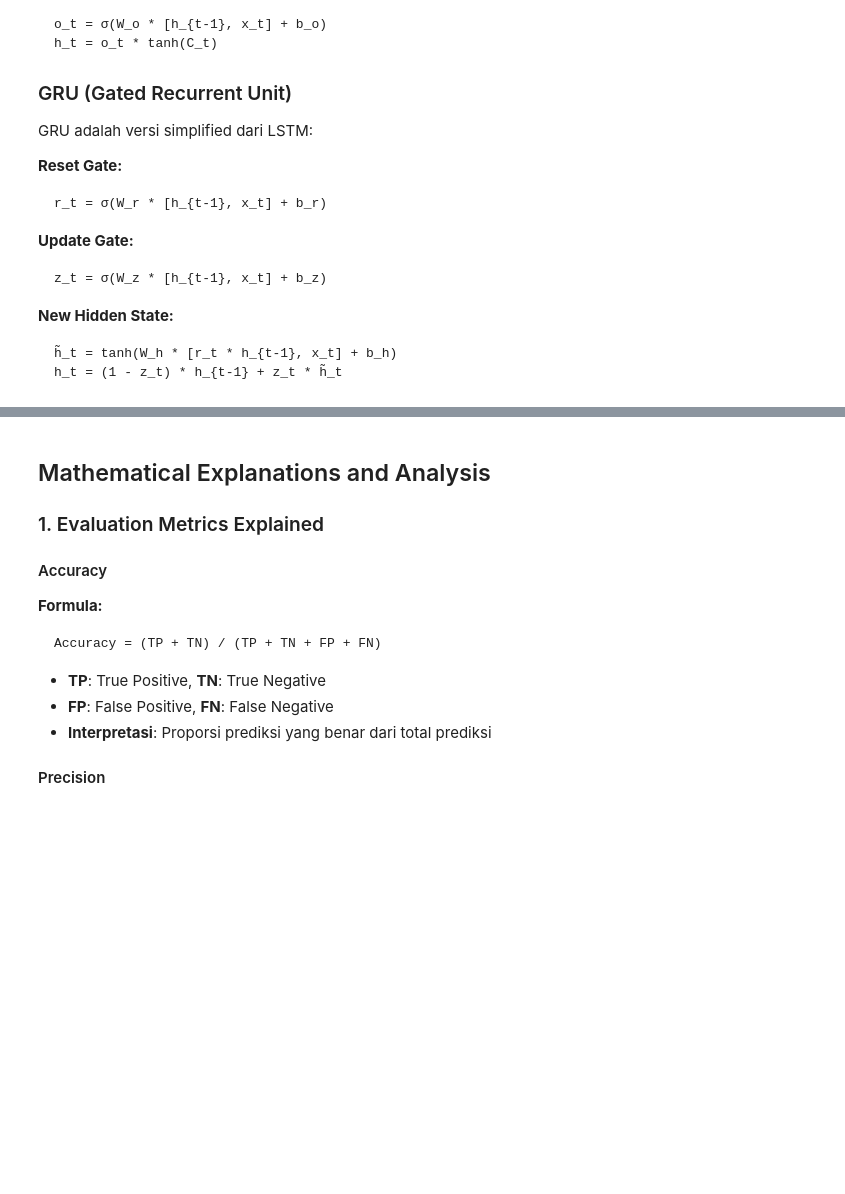
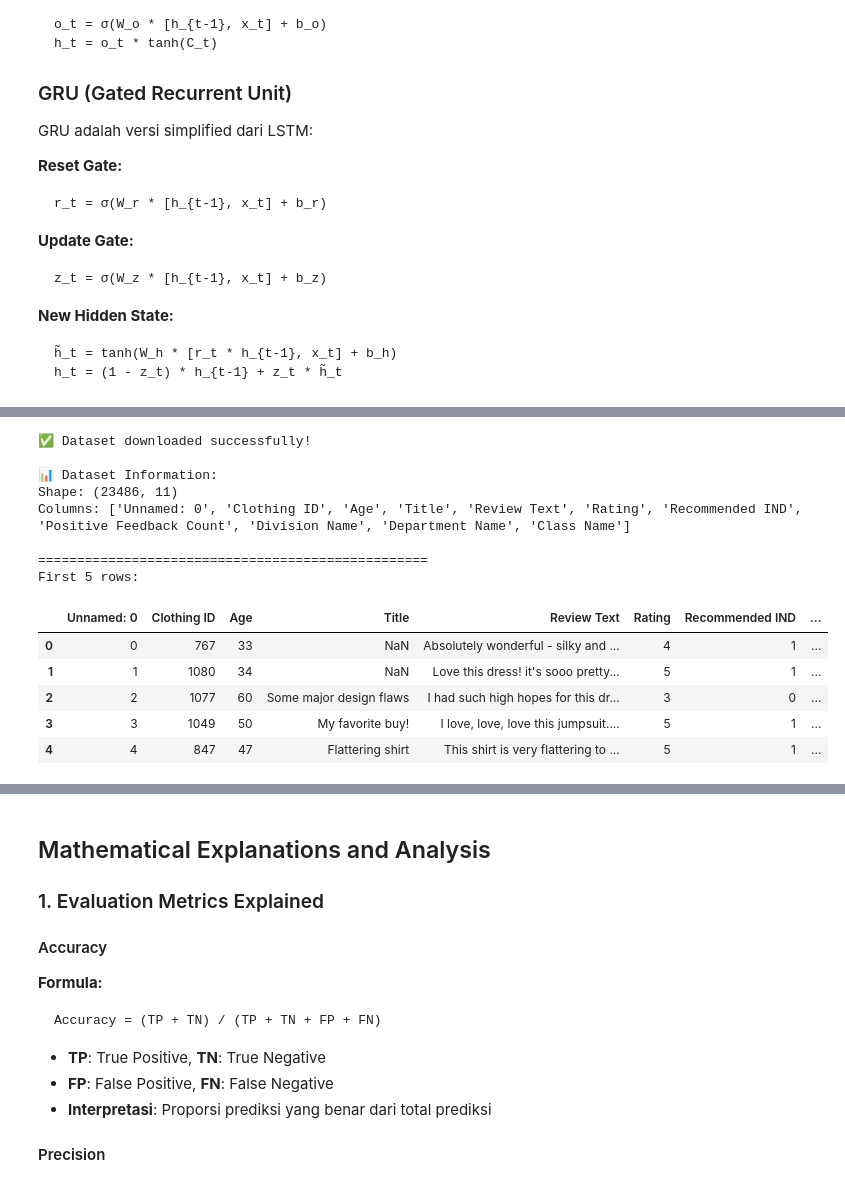
Before and after one commit to Pandu98-pkh/DeepLearning, a Jupyter notebook: 05. Week 5/Notebook Assigment/RNN Models.ipynb, the cells around one changed output, grey strips where cells are left out. Drawn from its saved outputs; the diff is of its cells as text; code cells hidden in the pictures; blank space fills up the shorter version.

```diff
--- a/05. Week 5/Notebook Assigment/RNN Models.ipynb
+++ b/05. Week 5/Notebook Assigment/RNN Models.ipynb
@@ -141,49 +151,73 @@ print(f"TensorFlow GPU available: {tf.config.list_physical_devices('GPU')}")
 # Download from GitHub repository
 import requests
 import io
+import pandas as pd # Ensure pandas is imported
 
 def download_dataset():
     """Download ReviewTokoBaju.csv from GitHub repository"""
     url = "https://raw.githubusercontent.com/farrelrassya/teachingMLDL/main/02.%20Deep%20Learning/04.%20Week%204/Dataset/ReviewTokoBaju.csv"
 
     try:
         response = requests.get(url)
         response.raise_for_status()
 
         # Read CSV from response content
         df = pd.read_csv(io.StringIO(response.text))
         print("✅ Dataset downloaded successfully!")
         return df
     except Exception as e:
         print(f"❌ Error downloading dataset: {e}")
         # Create sample data if download fails
         print("Creating sample data for demonstration...")
         sample_data = {
             'review': [
-                'Produk bagus sekali, kualitas terjamin',
-                'Barang jelek, tidak sesuai ekspektasi',
-                'Pelayanan memuaskan, akan beli lagi',
-                'Pengiriman lambat, produk biasa saja',
-                'Sangat puas dengan pembelian ini',
-                'Kecewa dengan kualitas produk',
-                'Recommended seller, barang original',
-                'Tidak recommended, barang rusak'
+                'Produk bagus sekali, kualitas terjamin.',
+                'Barang jelek, tidak sesuai ekspektasi!',
+                'Pelayanan memuaskan, akan beli lagi :)',
+                'Pengiriman lambat, produk biasa saja :(',
+                'Sangat puas dengan pembelian ini...',
+                'Kecewa dengan kualitas produk??',
+                'Recommended seller, barang original.',
+                'Tidak recommended, barang rusak.'
             ],
             'sentiment': ['positive', 'negative', 'positive', 'negative',
                          'positive', 'negative', 'positive', 'negative']
         }
         return pd.DataFrame(sample_data)
 
 # Load the dataset
 df = download_dataset()
 
-# Display basic information
-print("\n📊 Dataset Information:")
-print(f"Shape: {df.shape}")
-print(f"Columns: {list(df.columns)}")
-print("\n" + "="*50)
-print("First 5 rows:")
-df.head()
+# --- Added check for empty DataFrame after download ---
+if df.empty:
+    print("❌ Error: Downloaded or sample dataset is empty. Cannot proceed.")
+    # You might want to exit the script here if the dataset is crucial
+else:
+    # Display basic information if not empty
+    print("\n📊 Dataset Information:")
+    print(f"Shape: {df.shape}")
+    print(f"Columns: {list(df.columns)}")
+    print("\n" + "="*50)
+    print("First 5 rows:")
+    display(df.head()) # Use display for DataFrames in notebooks
+
+    # Proceed with EDA and preprocessing only if DataFrame is not empty
+    # (The rest of the code blocks for EDA and Preprocessing will follow)
+# %% [output]
+✅ Dataset downloaded successfully!
+
+📊 Dataset Information:
+Shape: (23486, 11)
+Columns: ['Unnamed: 0', 'Clothing ID', 'Age', 'Title', 'Review Text', 'Rating', 'Recommended IND', 'Positive Feedback Count', 'Division Name', 'Department Name', 'Class Name']
+
+==================================================
+First 5 rows:
+|  | Unnamed: 0 | Clothing ID | Age | Title | Review Text | Rating | Recommended IND | ... |
+| 0 | 0 | 767 | 33 | NaN | Absolutely wonderful - silky and ... | 4 | 1 | ... |
+| 1 | 1 | 1080 | 34 | NaN | Love this dress! it's sooo pretty... | 5 | 1 | ... |
+| 2 | 2 | 1077 | 60 | Some major design flaws | I had such high hopes for this dr... | 3 | 0 | ... |
+| 3 | 3 | 1049 | 50 | My favorite buy! | I love, love, love this jumpsuit.... | 5 | 1 | ... |
+| 4 | 4 | 847 | 47 | Flattering shirt | This shirt is very flattering to ... | 5 | 1 | ... |
 # %%
 # Exploratory Data Analysis (EDA)
 print("🔍 Exploratory Data Analysis")
```
Also changed, not shown: parts of 6 cells of this notebook.
